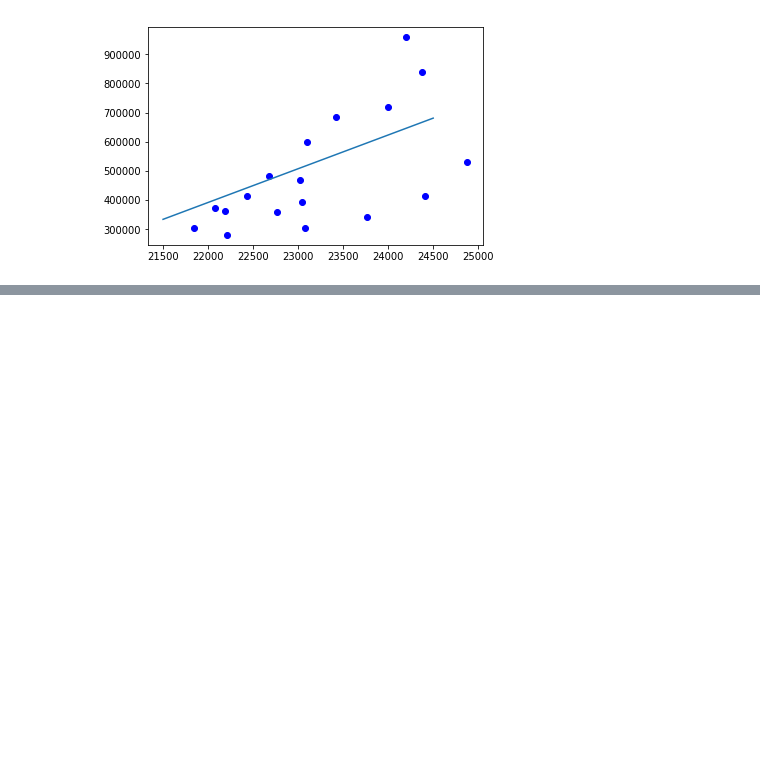
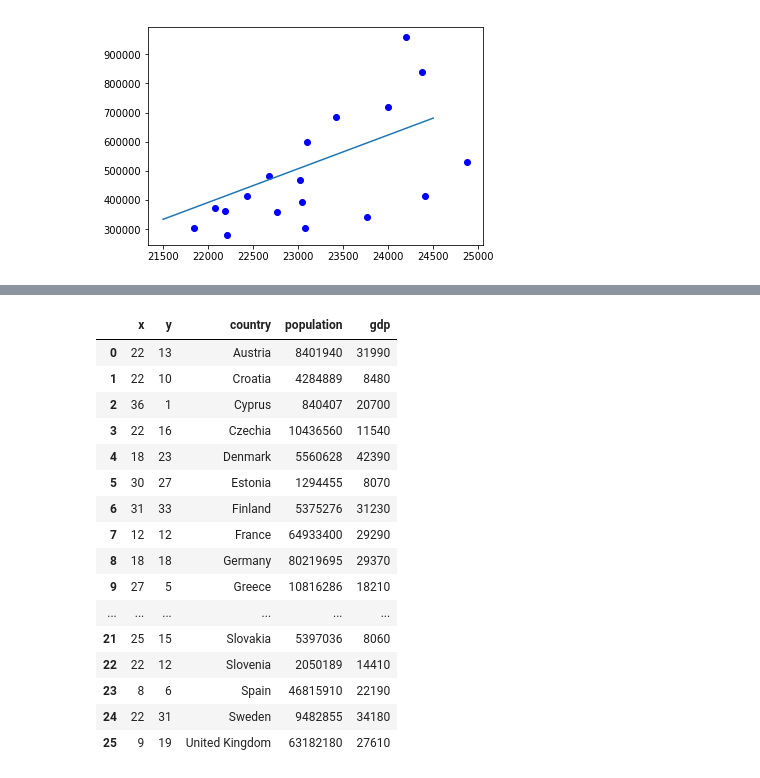
Before and after one commit to mateuszskiba/artificial-life1, a Jupyter notebook: Data/Data - EU countries.ipynb, the cells around one changed output, grey strips where cells are left out. Cells and saved outputs as stored; diff of their text form; code cells hidden in the pictures; blank space fills up the shorter version.

```diff
--- a/Data/Data - EU countries.ipynb
+++ b/Data/Data - EU countries.ipynb
@@ -679,0 +688,28 @@ plt.show()
+# %%
+coords = [
+[22, 13],
+[22, 10],
+[36, 1],
+[22, 16],
+[18, 23],
+[30, 27],
+[31, 33],
+[12, 12],
+[18, 18],
+[27, 5],
+[26, 13],
+[4, 20],
+[19, 10],
+[30, 25],
+[29, 22],
+[15, 16],
+[22, 2],
+[15, 19],
+[18, 32],
+[25, 19],
+[4, 5],
+[25, 15],
+[22, 12],
+[8, 6],
+[22, 31],
+[9, 19]]
@@ -679,0 +764,21 @@ plt.show()
+# %%
+all['gdp'] = list(gdp.loc['2001'])
+all
+# %% [output]
+|  | x | y | country | population | gdp |
+| 0 | 22 | 13 | Austria | 8401940 | 31990 |
+| 1 | 22 | 10 | Croatia | 4284889 | 8480 |
+| 2 | 36 | 1 | Cyprus | 840407 | 20700 |
+| 3 | 22 | 16 | Czechia | 10436560 | 11540 |
+| 4 | 18 | 23 | Denmark | 5560628 | 42390 |
+| 5 | 30 | 27 | Estonia | 1294455 | 8070 |
+| 6 | 31 | 33 | Finland | 5375276 | 31230 |
+| 7 | 12 | 12 | France | 64933400 | 29290 |
+| 8 | 18 | 18 | Germany | 80219695 | 29370 |
+| 9 | 27 | 5 | Greece | 10816286 | 18210 |
+| ... | ... | ... | ... | ... | ... |
+| 21 | 25 | 15 | Slovakia | 5397036 | 8060 |
+| 22 | 22 | 12 | Slovenia | 2050189 | 14410 |
+| 23 | 8 | 6 | Spain | 46815910 | 22190 |
+| 24 | 22 | 31 | Sweden | 9482855 | 34180 |
+| 25 | 9 | 19 | United Kingdom | 63182180 | 27610 |
```
Also changed, not shown: parts of 11 cells of this notebook, 2 other files.
